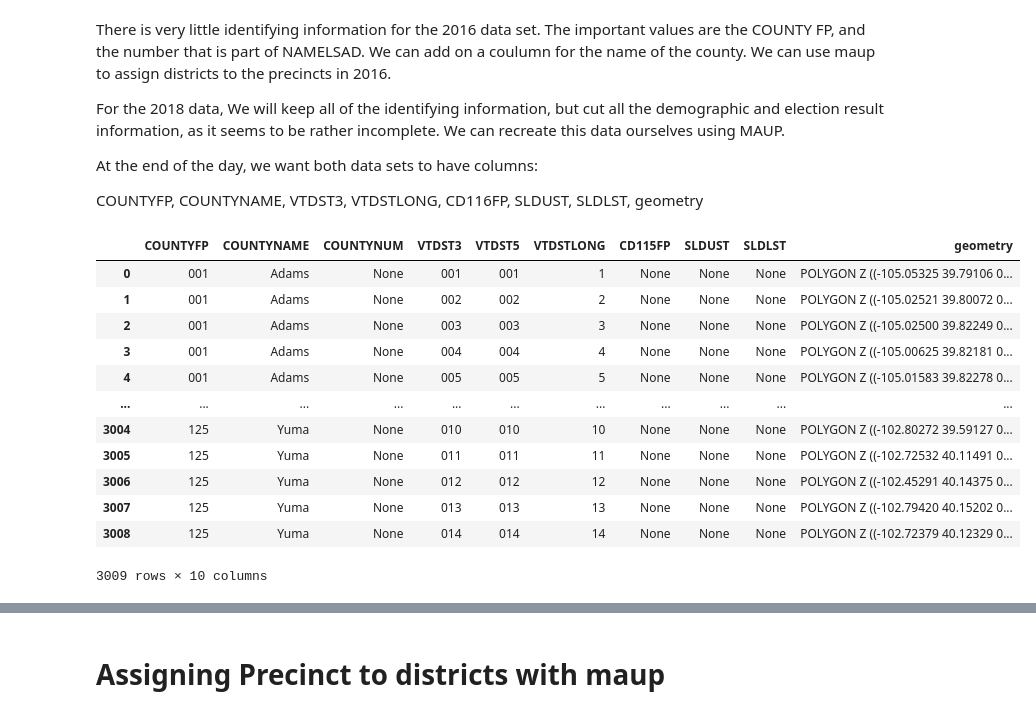
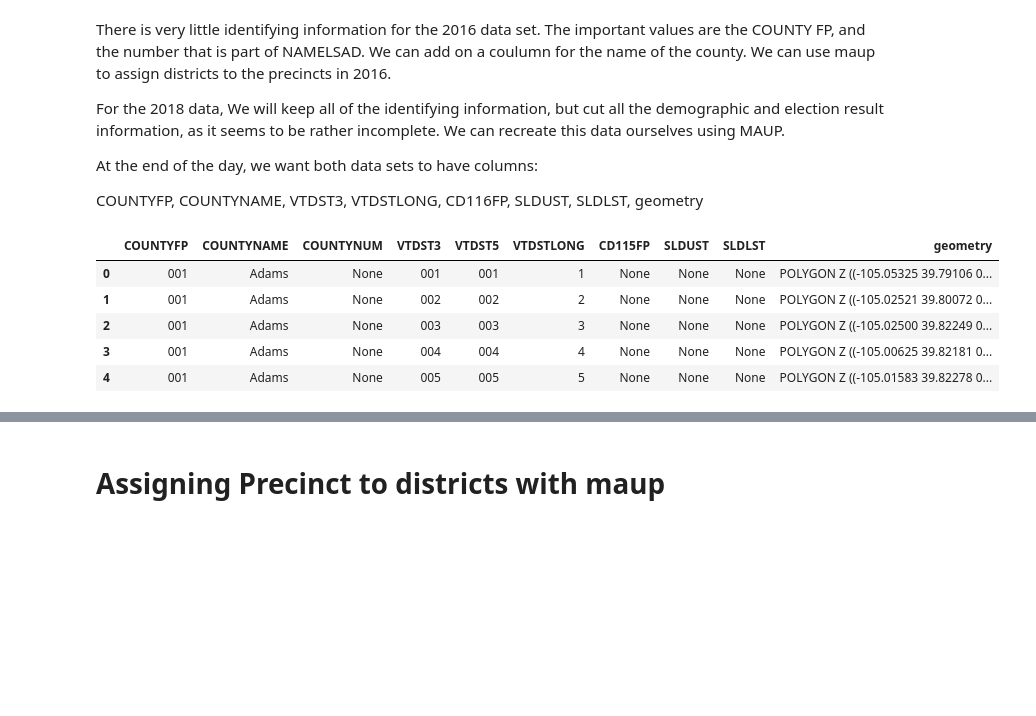
Before and after one commit to jasonbossert/colorado_elections, a Jupyter notebook: notebooks/data_00_precinct_shapefiles.ipynb, the cells around one changed output, grey strips where cells are left out. Cells and saved outputs as stored; diff of their text form; code cells hidden in the pictures; blank space fills up the shorter version.

```diff
--- a/notebooks/data_00_precinct_shapefiles.ipynb
+++ b/notebooks/data_00_precinct_shapefiles.ipynb
@@ -508,7 +507,7 @@ def parse_NAMELSAD(value):
     return (county, vtr_dst, full_vtr_dst)
 
 def lookup_countyfips(fips, counties):
-    val = counties[counties["FIPS code"] == int(fips)].County.values
+    val = counties[counties.fips == fips].county.values
     return val[0]
 # %%
 parsed = [parse_NAMELSAD(value) for value in precincts_2016.NAMELSAD.values]
@@ -521,7 +520,7 @@ def buffer_if_invalid(geom):
 
 precincts_2016_clean = gpd.GeoDataFrame()
 precincts_2016_clean["COUNTYFP"] = precincts_2016["COUNTYFP"].values
-precincts_2016_clean["COUNTYNAME"] = [lookup_countyfips(fips, county_df)
+precincts_2016_clean["COUNTYNAME"] = [lookup_countyfips(fips, counties)
                                      for fips in precincts_2016["COUNTYFP"].values]
 precincts_2016_clean["COUNTYNUM"] = [None] * len(parsed[1])
 precincts_2016_clean["VTDST3"] = parsed[1]
@@ -535,21 +534,14 @@ precincts_2016_clean = precincts_2016_clean.sort_values(by=['COUNTYFP', 'VTDST3'
                                         ignore_index=True)
 precincts_2016_clean.crs = {'init': 'epsg:4269'}
 # %%
-precincts_2016_clean
+precincts_2016_clean.head()
 # %% [output]
 |  | COUNTYFP | COUNTYNAME | COUNTYNUM | VTDST3 | VTDST5 | VTDSTLONG | CD115FP | SLDUST | SLDLST | geometry |
 | 0 | 001 | Adams | None | 001 | 001 | 1 | None | None | None | POLYGON Z ((-105.05325 39.79106 0... |
 | 1 | 001 | Adams | None | 002 | 002 | 2 | None | None | None | POLYGON Z ((-105.02521 39.80072 0... |
 | 2 | 001 | Adams | None | 003 | 003 | 3 | None | None | None | POLYGON Z ((-105.02500 39.82249 0... |
 | 3 | 001 | Adams | None | 004 | 004 | 4 | None | None | None | POLYGON Z ((-105.00625 39.82181 0... |
 | 4 | 001 | Adams | None | 005 | 005 | 5 | None | None | None | POLYGON Z ((-105.01583 39.82278 0... |
-| ... | ... | ... | ... | ... | ... | ... | ... | ... | ... | ... |
-| 3004 | 125 | Yuma | None | 010 | 010 | 10 | None | None | None | POLYGON Z ((-102.80272 39.59127 0... |
-| 3005 | 125 | Yuma | None | 011 | 011 | 11 | None | None | None | POLYGON Z ((-102.72532 40.11491 0... |
-| 3006 | 125 | Yuma | None | 012 | 012 | 12 | None | None | None | POLYGON Z ((-102.45291 40.14375 0... |
-| 3007 | 125 | Yuma | None | 013 | 013 | 13 | None | None | None | POLYGON Z ((-102.79420 40.15202 0... |
-| 3008 | 125 | Yuma | None | 014 | 014 | 14 | None | None | None | POLYGON Z ((-102.72379 40.12329 0... |
-3009 rows × 10 columns
 # %%
 parsed = [parse_NAMELSAD(value) for value in precincts_2018.NAME.values]
 parsed = list(map(list, zip(*parsed)))
```
Also changed, not shown: parts of 28 cells of this notebook.
